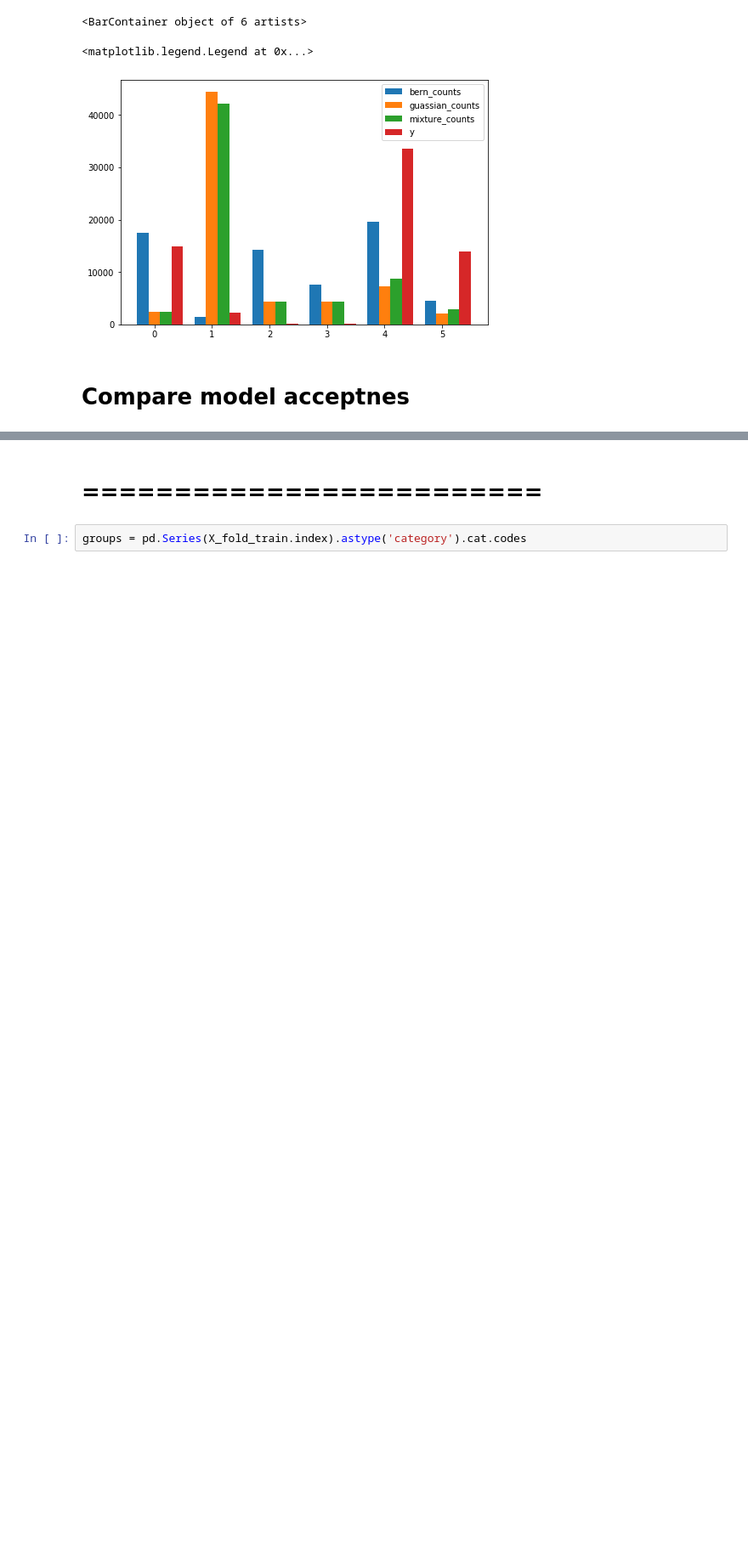
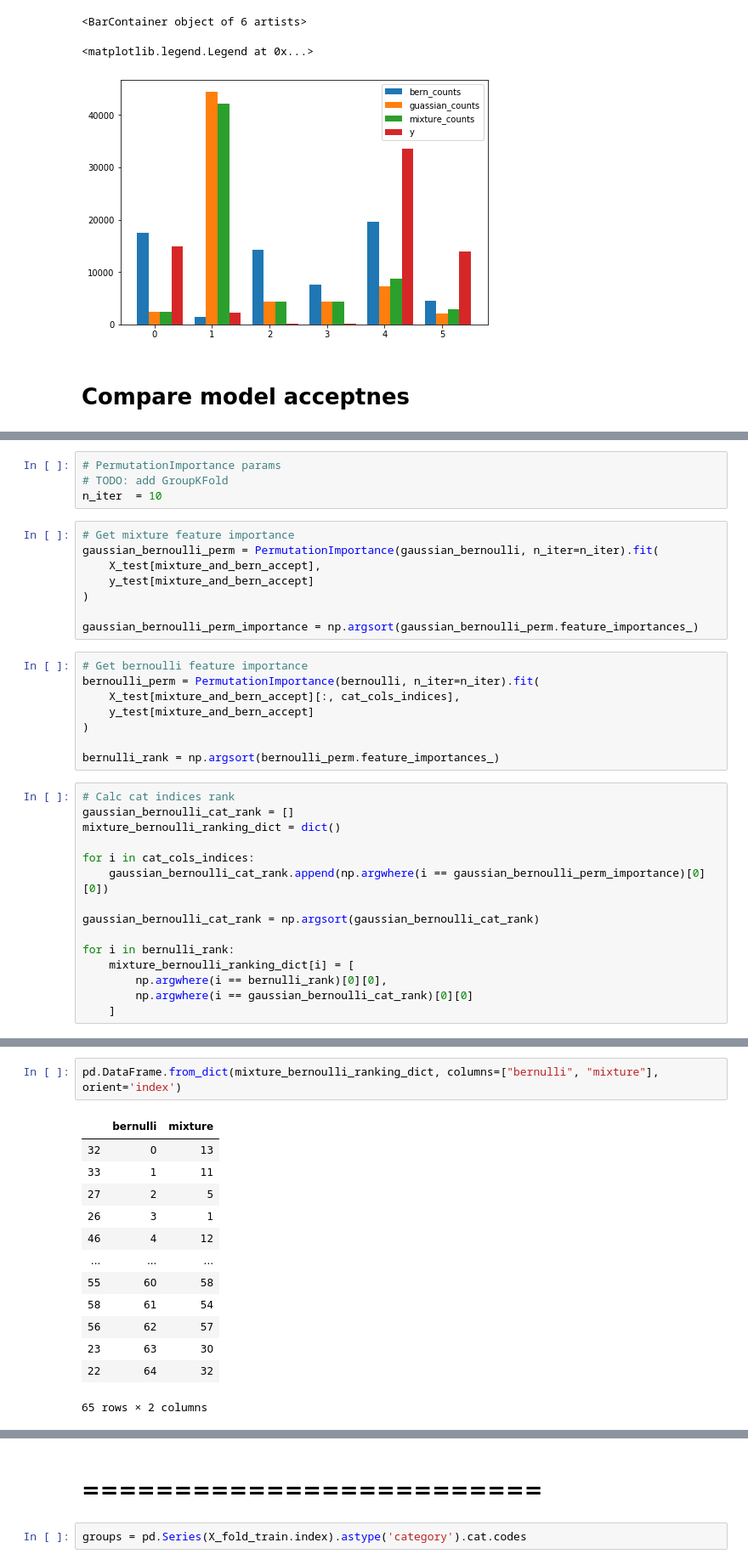
Before and after one commit to dlab-idc/Extra-Sensory, a Jupyter notebook: src/Naive Bayes.ipynb, the cells around one changed output, grey strips where cells are left out. Shown at 85% size. Cells and saved outputs as stored; diff of their text form; blank space fills up the shorter version.

```diff
--- a/src/Naive Bayes.ipynb
+++ b/src/Naive Bayes.ipynb
@@ -343,0 +253,35 @@ AttributeError: 'numpy.ndarray' object has no attribute 'select_dtypes'
+# %%
+# PermutationImportance params
+# TODO: add GroupKFold
+n_iter  = 10
+# %%
+# Get mixture feature importance
+gaussian_bernoulli_perm = PermutationImportance(gaussian_bernoulli, n_iter=n_iter).fit(
+    X_test[mixture_and_bern_accept],
+    y_test[mixture_and_bern_accept]
+)
+
+gaussian_bernoulli_perm_importance = np.argsort(gaussian_bernoulli_perm.feature_importances_)
+# %%
+# Get bernoulli feature importance
+bernoulli_perm = PermutationImportance(bernoulli, n_iter=n_iter).fit(
+    X_test[mixture_and_bern_accept][:, cat_cols_indices],
+    y_test[mixture_and_bern_accept]
+)
+
+bernulli_rank = np.argsort(bernoulli_perm.feature_importances_)
+# %%
+# Calc cat indices rank
+gaussian_bernoulli_cat_rank = []
+mixture_bernoulli_ranking_dict = dict()
+
+for i in cat_cols_indices:
+    gaussian_bernoulli_cat_rank.append(np.argwhere(i == gaussian_bernoulli_perm_importance)[0][0])
+
+gaussian_bernoulli_cat_rank = np.argsort(gaussian_bernoulli_cat_rank)
+
+for i in bernulli_rank:
+    mixture_bernoulli_ranking_dict[i] = [
+        np.argwhere(i == bernulli_rank)[0][0],
+        np.argwhere(i == gaussian_bernoulli_cat_rank)[0][0]
+    ]
@@ -343,0 +351,16 @@ AttributeError: 'numpy.ndarray' object has no attribute 'select_dtypes'
+# %%
+pd.DataFrame.from_dict(mixture_bernoulli_ranking_dict, columns=["bernulli", "mixture"], orient='index')
+# %% [output]
+|  | bernulli | mixture |
+| 32 | 0 | 13 |
+| 33 | 1 | 11 |
+| 27 | 2 | 5 |
+| 26 | 3 | 1 |
+| 46 | 4 | 12 |
+| ... | ... | ... |
+| 55 | 60 | 58 |
+| 58 | 61 | 54 |
+| 56 | 62 | 57 |
+| 23 | 63 | 30 |
+| 22 | 64 | 32 |
+65 rows × 2 columns
```
Also changed, not shown: parts of 22 cells of this notebook.
